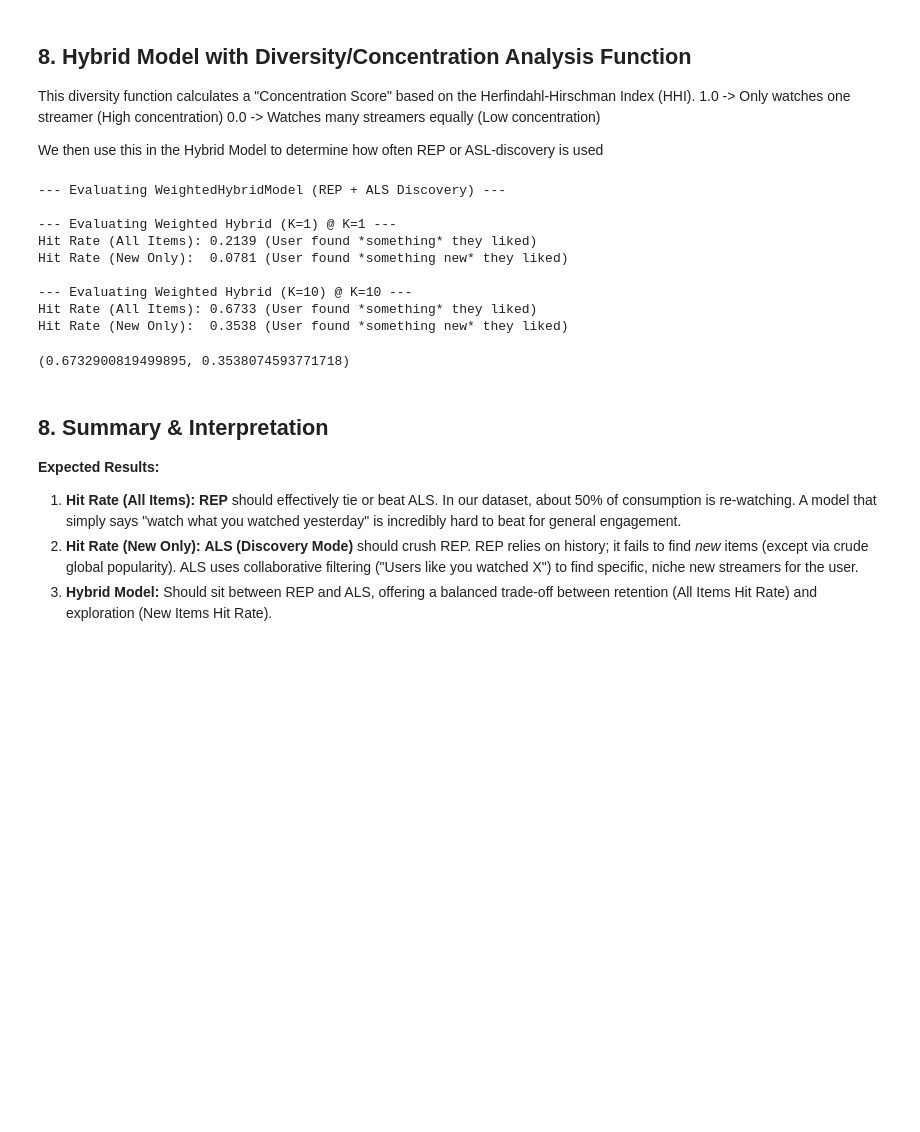
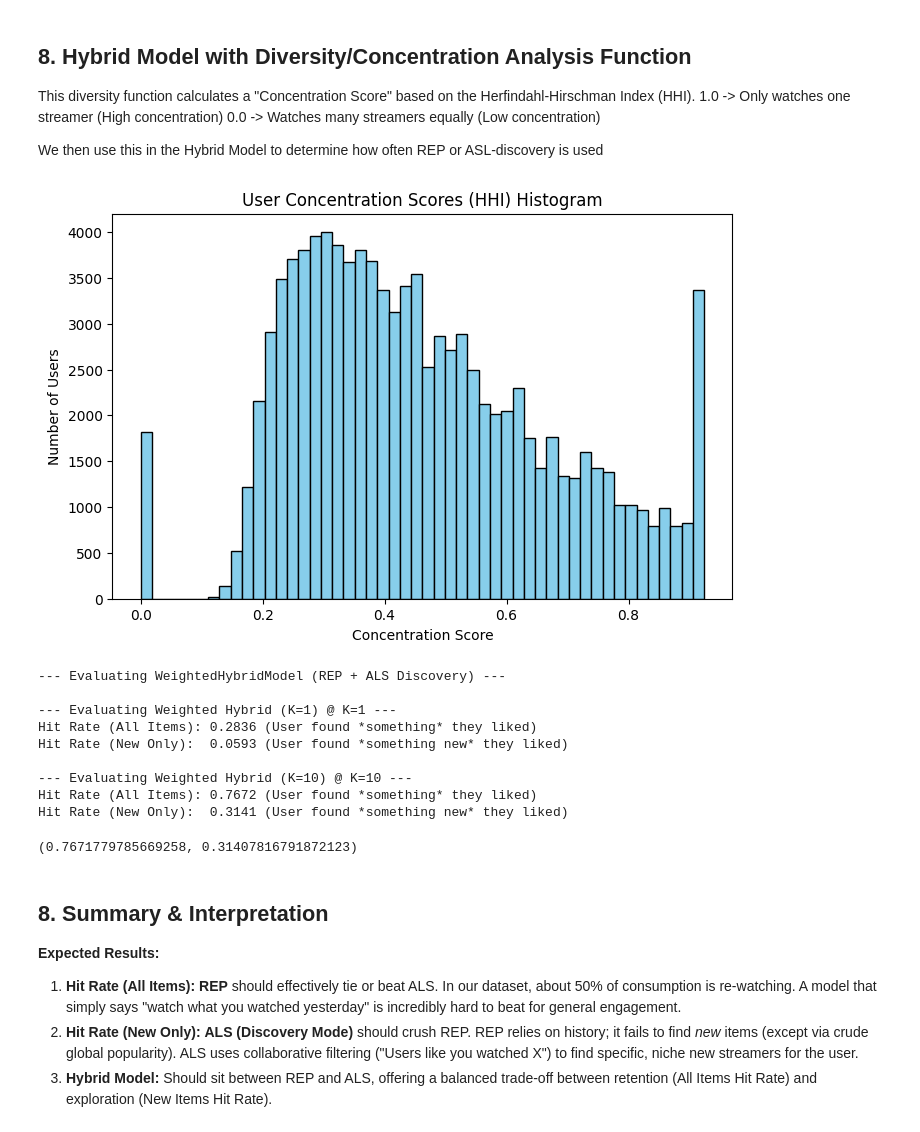
Before and after one commit to alexcojo03/cse158-assignment2, a Jupyter notebook: ML_lite.ipynb, the cells around one changed output. Saved outputs shown, nothing was run; the diff lists cells and outputs as text; code cells hidden in the pictures; blank space fills up the shorter version.

Commit message:
Tweaked diveristy function; added histogram

```diff
--- a/ML_lite.ipynb
+++ b/ML_lite.ipynb
@@ -81,7 +81,7 @@ We split based on sorting by time and taking the first N% of rows.
 - **Train:** First 90% of interactions (sorted by time).
 - **Test:** Last 10% of interactions.
 # %%
-def temporal_split(df, split_ratio=0.8):
+def temporal_split(df, split_ratio=0.9):
     # Sort by start time to ensure temporal order
     df = df.sort_values(by='start')
 
@@ -383,33 +383,52 @@ We then use this in the Hybrid Model to determine how often REP or ASL-discovery
 # %%
 def calculate_user_concentration(matrix, user_idx):
     """
     Calculates a concentration score (0.0 to 1.0) for a user's watch history.
 
     Logic: Uses the Herfindahl-Hirschman Index (HHI) on watch duration ratios.
     Score = sum((duration_i / total_duration)^2)
     """
     # Get the row for the user from the sparse matrix
     # user_row is a sparse vector (1 x n_items)
     user_row = matrix[user_idx]
 
     # Extract the non-zero values (durations)
     durations = user_row.data
 
     if len(durations) == 0:
         return 0.0 # No history, can be interpreted as 0 diversity or undefined.
 
     total_duration = np.sum(durations)
 
     if total_duration == 0:
         return 0.0
 
     # Calculate ratios
     ratios = durations / total_duration
 
-    # Sum of squared ratios
-    score = np.sum(ratios ** 2)
+    # Sum of 'squared' ratios - we've chosen to decrese this power to bring the mean closer to 0.5
+    score = np.sum(ratios ** 1.5)
 
-    return float(score)
+    k=5
+    # k is the "steepness". k > 1 spreads values out.
+    # Center input at 0 by subtracting 0.5, multiply by gain, then sigmoid
+    return 1 / (1 + np.exp(-k * (score - 0.5)))
+    #return float(score)
+
+import matplotlib.pyplot as plt
+
+# Calculate concentration scores for all users
+concentration_scores = [calculate_user_concentration(train_matrix, user_idx) for user_idx in range(num_users)]
+
+# Plot histogram
+plt.figure(figsize=(8, 5))
+plt.hist(concentration_scores, bins=50, color='skyblue', edgecolor='black')
+plt.title('User Concentration Scores (HHI) Histogram')
+plt.xlabel('Concentration Score')
+plt.ylabel('Number of Users')
+plt.show()
+# %% [output]
+[figure, added]
 # %%
 class WeightedHybridModel:
     def __init__(self, rep_model, als_func, train_matrix):
@@ -475,13 +494,13 @@ evaluate_model("Weighted Hybrid (K=10)", w_hybrid_model.recommend, test_df, trai
 --- Evaluating WeightedHybridModel (REP + ALS Discovery) ---
 
 --- Evaluating Weighted Hybrid (K=1) @ K=1 ---
-Hit Rate (All Items): 0.2139 (User found *something* they liked)
-Hit Rate (New Only):  0.0781 (User found *something new* they liked)
+Hit Rate (All Items): 0.2836 (User found *something* they liked)
+Hit Rate (New Only):  0.0593 (User found *something new* they liked)
 
 --- Evaluating Weighted Hybrid (K=10) @ K=10 ---
-Hit Rate (All Items): 0.6733 (User found *something* they liked)
-Hit Rate (New Only):  0.3538 (User found *something new* they liked)
+Hit Rate (All Items): 0.7672 (User found *something* they liked)
+Hit Rate (New Only):  0.3141 (User found *something new* they liked)
-(0.6732900819499895, 0.3538074593771718)
+(0.7671779785669258, 0.31407816791872123)
 # %% [markdown]
 ## 8. Summary & Interpretation
 
```
Also changed, not shown: parts of 2 cells of this notebook.
